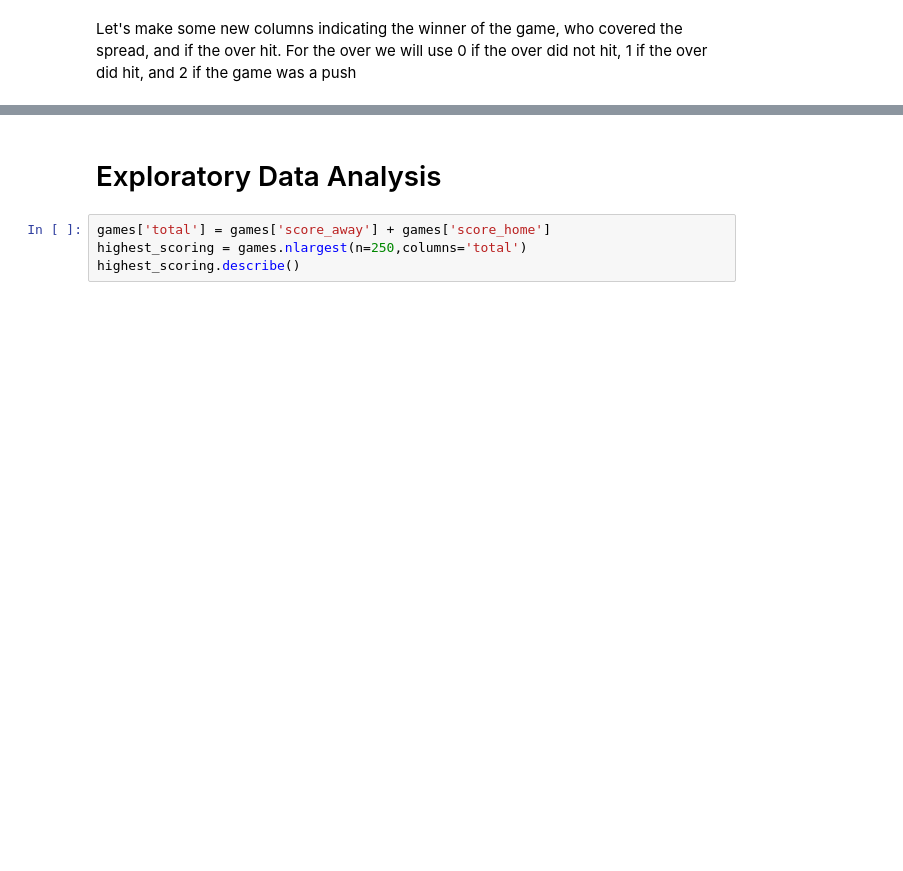
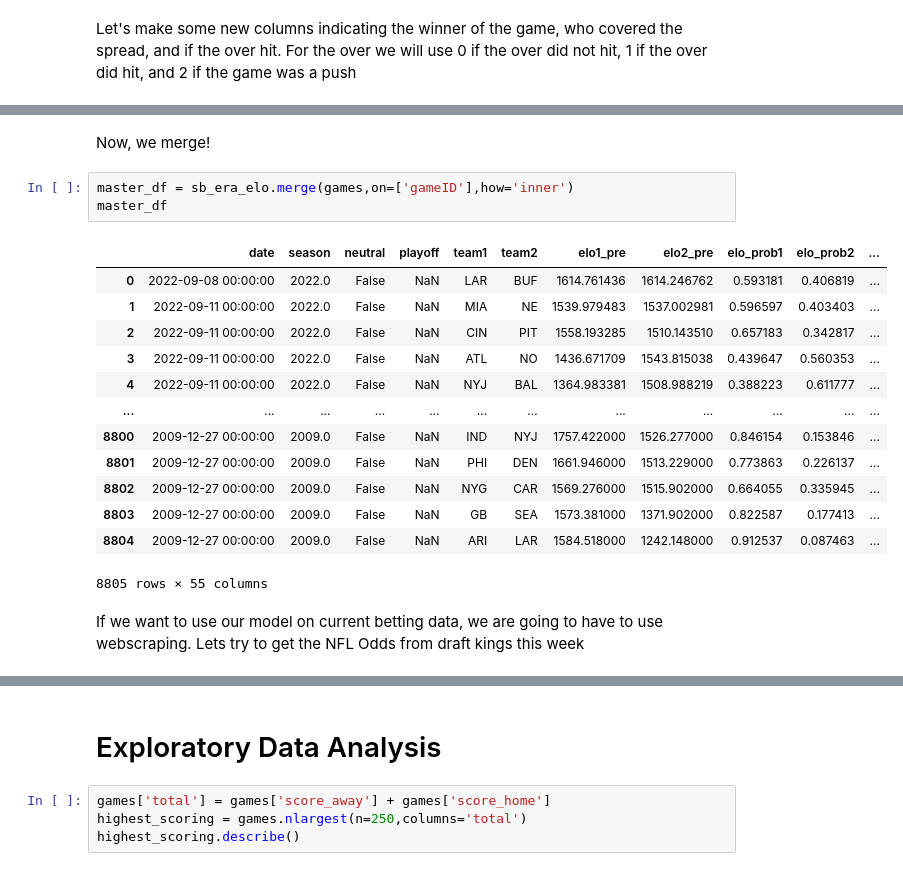
Before and after one commit to JonathanSears1/JonathanSears1.github.io, a Jupyter notebook: Beat-The-Books.ipynb, the cells around one changed output, grey strips where cells are left out. Saved outputs shown, nothing was run; the diff lists cells and outputs as text; blank space fills up the shorter version.

Commit message:
Started some web scraping, merged elo and odds dfs

```diff
--- a/Beat-The-Books.ipynb
+++ b/Beat-The-Books.ipynb
@@ -145,0 +218,21 @@ games.head()
+# %% [markdown]
+Now, we merge!
+# %%
+master_df = sb_era_elo.merge(games,on=['gameID'],how='inner')
+master_df
+# %% [output]
+|  | date | season | neutral | playoff | team1 | team2 | elo1_pre | elo2_pre | elo_prob1 | elo_prob2 | ... |
+| 0 | 2022-09-08 00:00:00 | 2022.0 | False | NaN | LAR | BUF | 1614.761436 | 1614.246762 | 0.593181 | 0.406819 | ... |
+| 1 | 2022-09-11 00:00:00 | 2022.0 | False | NaN | MIA | NE | 1539.979483 | 1537.002981 | 0.596597 | 0.403403 | ... |
+| 2 | 2022-09-11 00:00:00 | 2022.0 | False | NaN | CIN | PIT | 1558.193285 | 1510.143510 | 0.657183 | 0.342817 | ... |
+| 3 | 2022-09-11 00:00:00 | 2022.0 | False | NaN | ATL | NO | 1436.671709 | 1543.815038 | 0.439647 | 0.560353 | ... |
+| 4 | 2022-09-11 00:00:00 | 2022.0 | False | NaN | NYJ | BAL | 1364.983381 | 1508.988219 | 0.388223 | 0.611777 | ... |
+| ... | ... | ... | ... | ... | ... | ... | ... | ... | ... | ... | ... |
+| 8800 | 2009-12-27 00:00:00 | 2009.0 | False | NaN | IND | NYJ | 1757.422000 | 1526.277000 | 0.846154 | 0.153846 | ... |
+| 8801 | 2009-12-27 00:00:00 | 2009.0 | False | NaN | PHI | DEN | 1661.946000 | 1513.229000 | 0.773863 | 0.226137 | ... |
+| 8802 | 2009-12-27 00:00:00 | 2009.0 | False | NaN | NYG | CAR | 1569.276000 | 1515.902000 | 0.664055 | 0.335945 | ... |
+| 8803 | 2009-12-27 00:00:00 | 2009.0 | False | NaN | GB | SEA | 1573.381000 | 1371.902000 | 0.822587 | 0.177413 | ... |
+| 8804 | 2009-12-27 00:00:00 | 2009.0 | False | NaN | ARI | LAR | 1584.518000 | 1242.148000 | 0.912537 | 0.087463 | ... |
+8805 rows × 55 columns
+# %% [markdown]
+If we want to use our model on current betting data, we are going to have to use webscraping. Lets try to get the NFL Odds from draft kings this week
```
Also changed, not shown: parts of 19 cells of this notebook.
